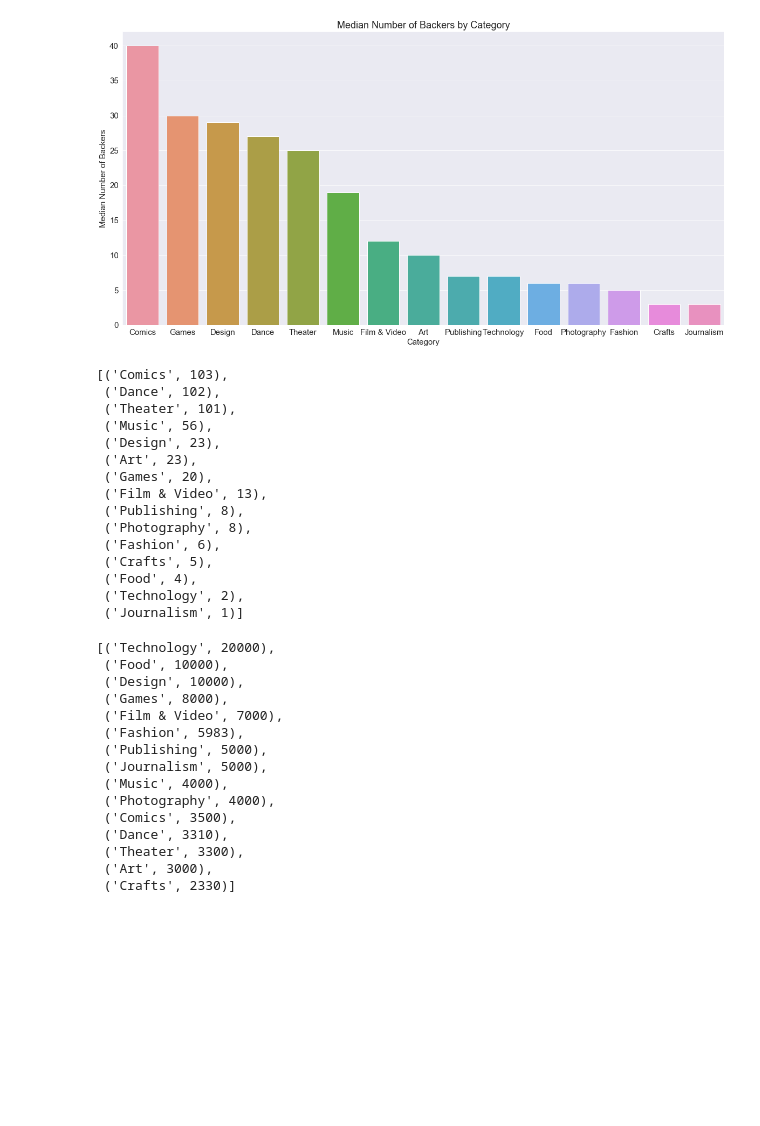
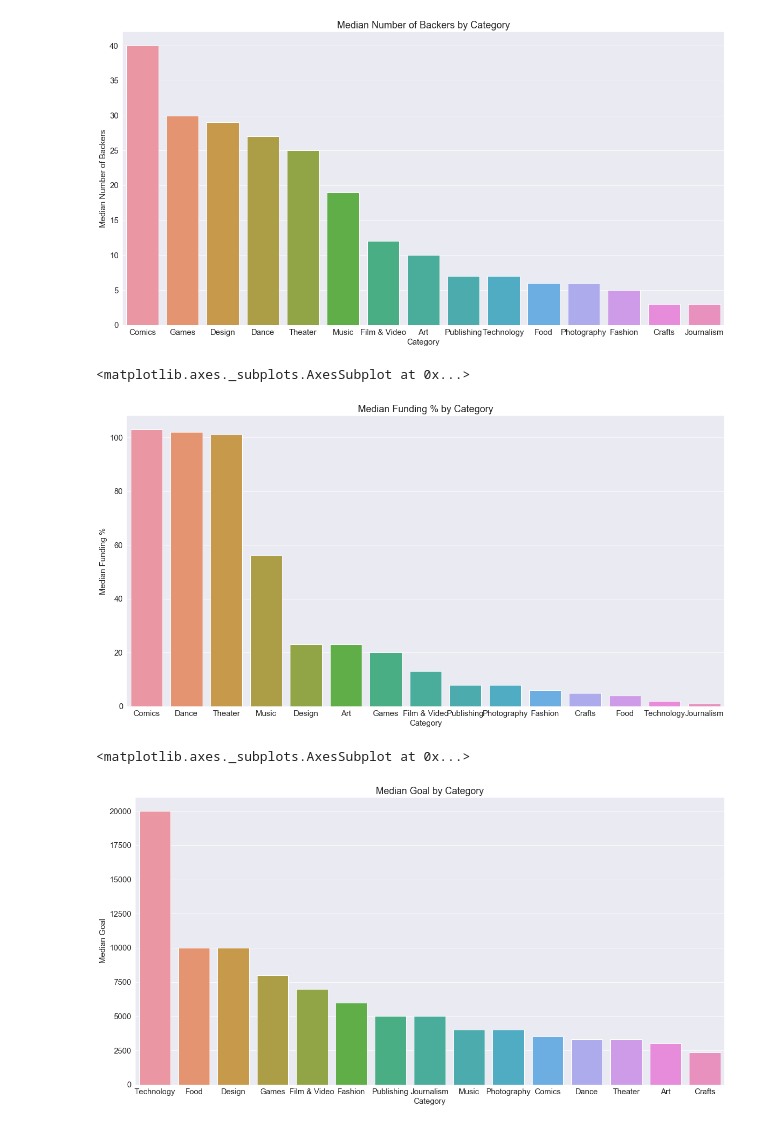
Before and after one commit to songyingho/kickstarter_analysis, a Jupyter notebook: index.ipynb, the cells around one changed output. Drawn from its saved outputs; the diff is of its cells as text; code cells hidden in the pictures; blank space fills up the shorter version.

```diff
--- a/index.ipynb
+++ b/index.ipynb
@@ -107,47 +107,35 @@ sns.barplot(x = list(backers_sorted.keys()), y = list(backers_sorted.values()))
 # %%
 median_funding_perc = {}
 for i in key_stats:
     median_funding_perc.update({i : key_stats[i]['median_funding_perc']})
 
-sorted(median_funding_perc.items(), key = lambda x:x[1], reverse = True)
+funding_sorted = dict(sorted(median_funding_perc.items(), key = lambda x:x[1], reverse = True))
+
+plt.rcParams.update({'font.size': 15})
+plt.figure(figsize=(20,10))
+plt.title('Median Funding % by Category')
+plt.ylabel('Median Funding %')
+plt.xlabel('Category')
+sns.barplot(x = list(funding_sorted.keys()), y = list(funding_sorted.values()))
 # %% [output]
-[('Comics', 103),
- ('Dance', 102),
- ('Theater', 101),
- ('Music', 56),
- ('Design', 23),
- ('Art', 23),
- ('Games', 20),
- ('Film & Video', 13),
- ('Publishing', 8),
- ('Photography', 8),
- ('Fashion', 6),
- ('Crafts', 5),
- ('Food', 4),
- ('Technology', 2),
- ('Journalism', 1)]
+<matplotlib.axes._subplots.AxesSubplot at 0x...>
+[figure, added]
 # %%
 median_goal = {}
 for i in key_stats:
     median_goal.update({i : key_stats[i]['median_goal']})
 
-sorted(median_goal.items(), key = lambda x:x[1], reverse = True)
+goal_sorted = dict(sorted(median_goal.items(), key = lambda x:x[1], reverse = True))
+
+plt.rcParams.update({'font.size': 15})
+plt.figure(figsize=(20,10))
+plt.title('Median Goal by Category')
+plt.ylabel('Median Goal')
+plt.xlabel('Category')
+sns.barplot(x = list(goal_sorted.keys()), y = list(goal_sorted.values()))
 # %% [output]
-[('Technology', 20000),
- ('Food', 10000),
- ('Design', 10000),
- ('Games', 8000),
- ('Film & Video', 7000),
- ('Fashion', 5983),
- ('Publishing', 5000),
- ('Journalism', 5000),
- ('Music', 4000),
- ('Photography', 4000),
- ('Comics', 3500),
- ('Dance', 3310),
- ('Theater', 3300),
- ('Art', 3000),
- ('Crafts', 2330)]
+<matplotlib.axes._subplots.AxesSubplot at 0x...>
+[figure, added]
 # %%
 median_pledged = {}
 for i in key_stats:
```
Also changed, not shown: parts of 1 cell of this notebook.
